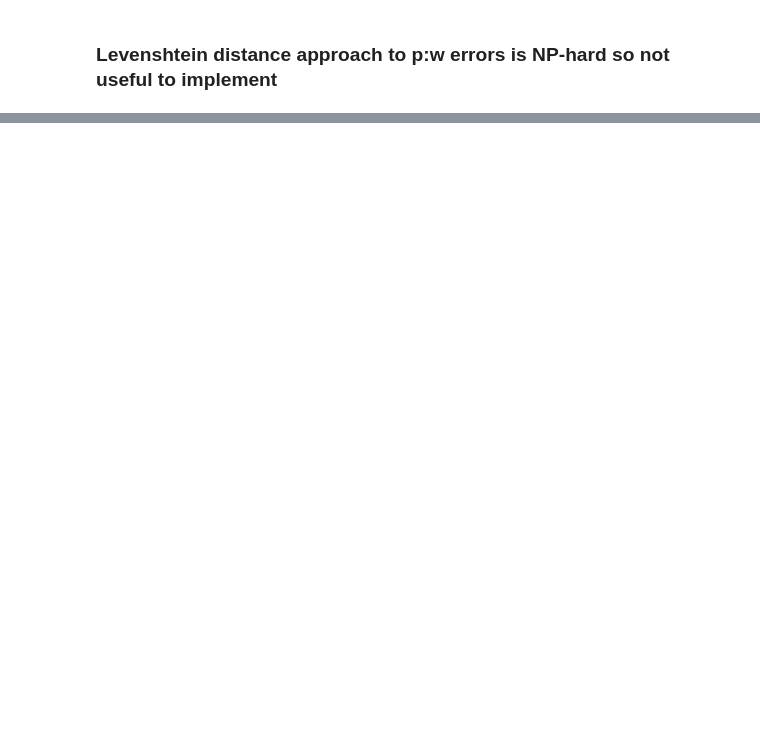
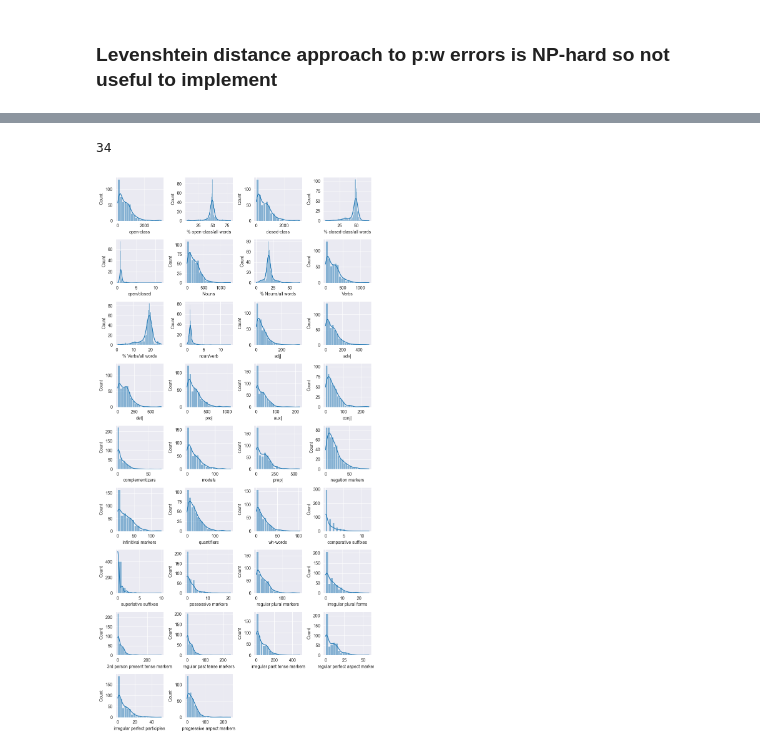
Before and after one commit to imruhi/AphasiaNLP, a Jupyter notebook: linguistic_model/feature_analysis/get_features.ipynb, the cells around one changed output, grey strips where cells are left out. Saved outputs shown, nothing was run; the diff lists cells and outputs as text; code cells hidden in the pictures; blank space fills up the shorter version.

Commit message:
added more features for clan approach

```diff
--- a/linguistic_model/feature_analysis/get_features.ipynb
+++ b/linguistic_model/feature_analysis/get_features.ipynb
@@ -407,0 +474,5 @@ Name: count, dtype: int64
+# %%
+df = pd.read_csv("../clan_outputs/C-NNLA_all_output.csv")
+# %%
+df["label"] = [1 if x in broca_fname else 0 for x in df["File"]]
+# 1 -> Broca, 0 -> Control
@@ -407,0 +491,10 @@ Name: count, dtype: int64
+# %%
+column_names = df.columns.to_list()
+column_names.remove("File")
+column_names.remove("label")
+# %%
+len(column_names)
+# %% [output]
+34
+# %%
+df.dropna(inplace=True)
@@ -407,0 +504,12 @@ Name: count, dtype: int64
+# %%
+# Visualize the distribution of each feature using histograms.
+plt.figure(figsize=(9, 18))
+for i, feature in enumerate(column_names):
+    plt.subplot(9, 4, i + 1)
+    plt.xlabel(feature,fontsize=10)
+    plt.title("")
+    sns.histplot(data=df, x=feature, kde=True)
+plt.tight_layout()
+plt.show()
+# %% [output]
+[figure, added]
```
Also changed, not shown: parts of 84 cells of this notebook, 1 other file.
